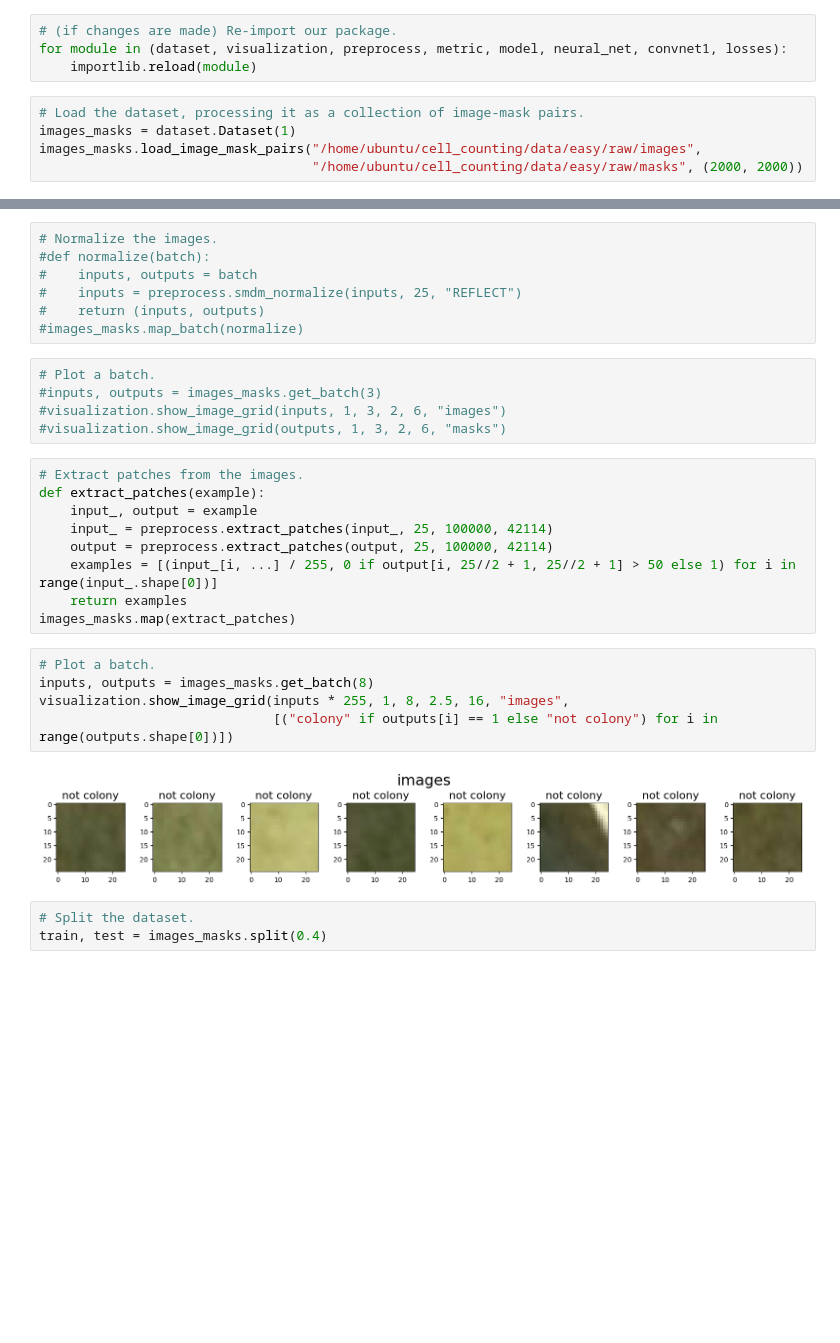
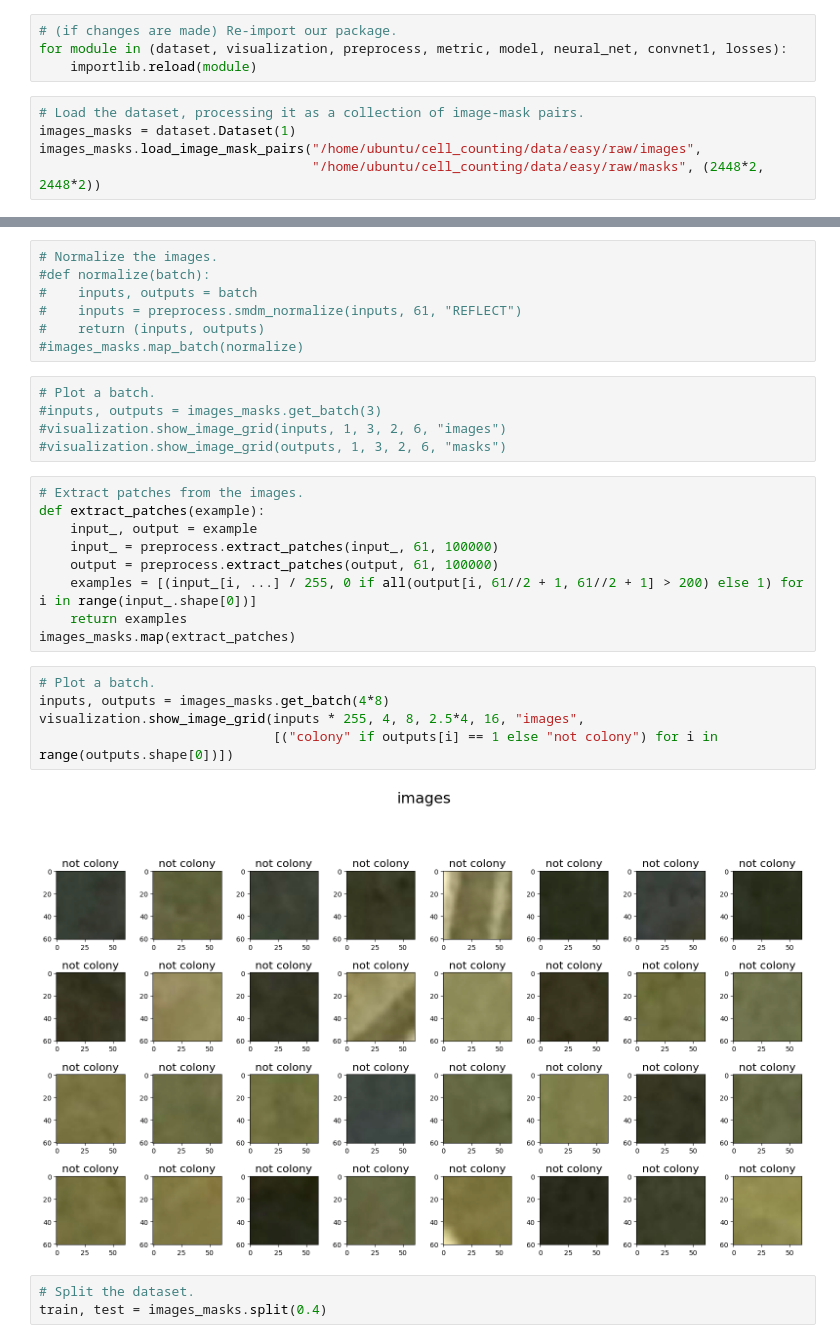
Before and after one commit to sheaconlon/cell_counting2, a Jupyter notebook: src/model/segmentation/convnet1/convnet1.ipynb, the cells around one changed output, grey strips where cells are left out. Saved outputs shown, nothing was run; the diff lists cells and outputs as text; blank space fills up the shorter version.

```diff
--- a/src/model/segmentation/convnet1/convnet1.ipynb
+++ b/src/model/segmentation/convnet1/convnet1.ipynb
@@ -18,7 +19,7 @@ for module in (dataset, visualization, preprocess, metric, model, neural_net, co
 # Load the dataset, processing it as a collection of image-mask pairs.
 images_masks = dataset.Dataset(1)
 images_masks.load_image_mask_pairs("/home/ubuntu/cell_counting/data/easy/raw/images",
-                                   "/home/ubuntu/cell_counting/data/easy/raw/masks", (2000, 2000))
+                                   "/home/ubuntu/cell_counting/data/easy/raw/masks", (2448*2, 2448*2))
 # %%
 # Plot a batch.
 inputs, outputs = images_masks.get_batch(3)
@@ -31,7 +32,7 @@ visualization.show_image_grid(outputs, 1, 3, 2, 6, "masks")
 # Normalize the images.
 #def normalize(batch):
 #    inputs, outputs = batch
-#    inputs = preprocess.smdm_normalize(inputs, 25, "REFLECT")
+#    inputs = preprocess.smdm_normalize(inputs, 61, "REFLECT")
 #    return (inputs, outputs)
 #images_masks.map_batch(normalize)
 # %%
@@ -43,18 +44,18 @@ visualization.show_image_grid(outputs, 1, 3, 2, 6, "masks")
 # Extract patches from the images.
 def extract_patches(example):
     input_, output = example
-    input_ = preprocess.extract_patches(input_, 25, 100000, 42114)
-    output = preprocess.extract_patches(output, 25, 100000, 42114)
-    examples = [(input_[i, ...] / 255, 0 if output[i, 25//2 + 1, 25//2 + 1] > 50 else 1) for i in range(input_.shape[0])]
+    input_ = preprocess.extract_patches(input_, 61, 100000)
+    output = preprocess.extract_patches(output, 61, 100000)
+    examples = [(input_[i, ...] / 255, 0 if all(output[i, 61//2 + 1, 61//2 + 1] > 200) else 1) for i in range(input_.shape[0])]
     return examples
 images_masks.map(extract_patches)
 # %%
 # Plot a batch.
-inputs, outputs = images_masks.get_batch(8)
-visualization.show_image_grid(inputs * 255, 1, 8, 2.5, 16, "images",
+inputs, outputs = images_masks.get_batch(4*8)
+visualization.show_image_grid(inputs * 255, 4, 8, 2.5*4, 16, "images",
                               [("colony" if outputs[i] == 1 else "not colony") for i in range(outputs.shape[0])])
 # %% [output]
-[figure, old version]
+[figure, new version]
 # %%
 # Split the dataset.
 train, test = images_masks.split(0.4)
```
Also changed, not shown: parts of 6 cells of this notebook, 11 other files.
